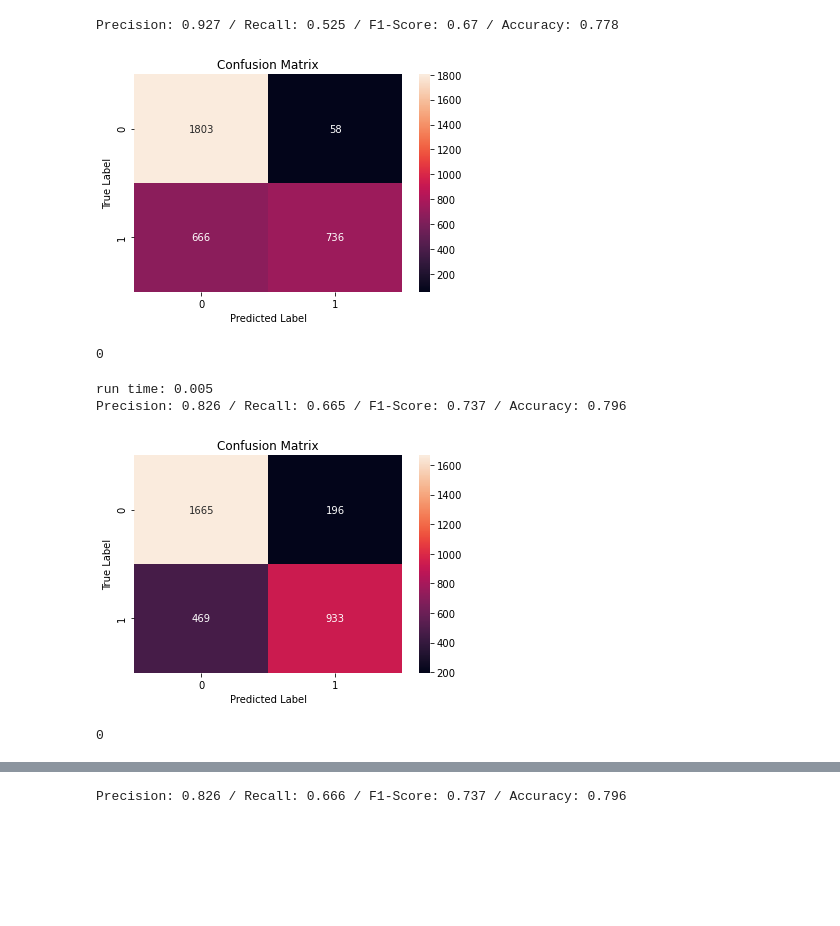
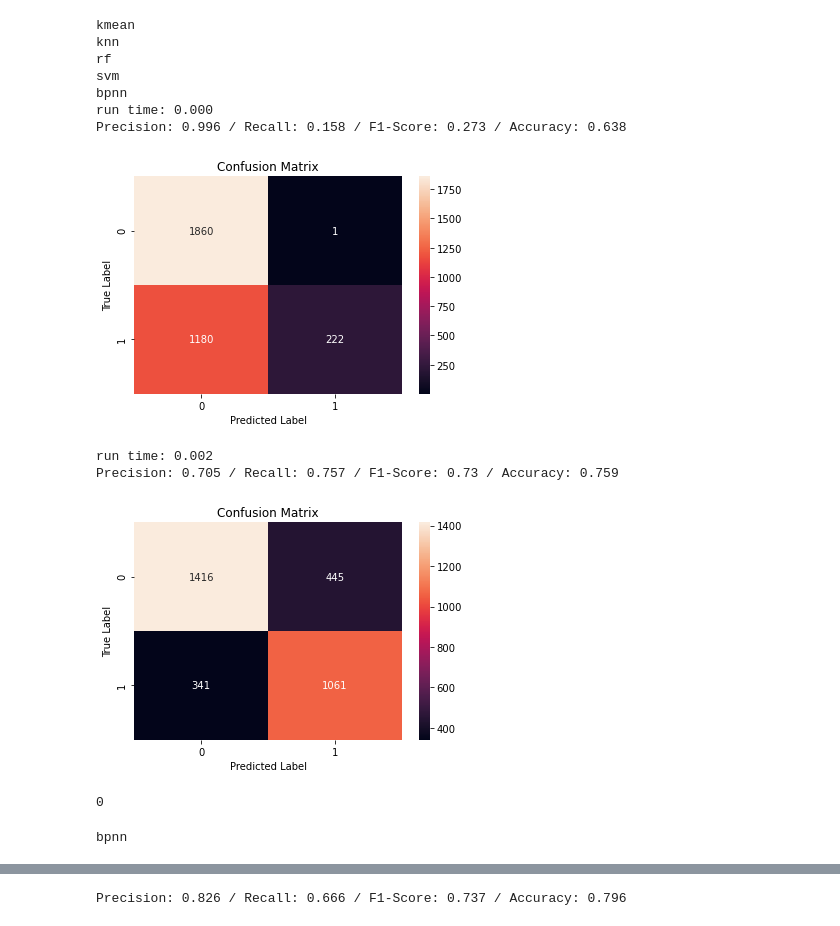
Before and after one commit to TannerFry/CS522-Final-Project, a Jupyter notebook: fusion.ipynb, the cells around one changed output, grey strips where cells are left out. Cells and saved outputs as stored; diff of their text form; code cells hidden in the pictures; blank space fills up the shorter version.

Commit message:
pca + fusion

```diff
--- a/fusion.ipynb
+++ b/fusion.ipynb
@@ -109,24 +94,21 @@ def performance(Y_pred, Y_test=Y_test):
     return 0
 # %%
 #fusion: majority voting
-Y_pred_mv = np.greater(np.sum(X_test_fusion, axis = 1),3).astype(int)
-
-performance(Y_pred_mv)
+def mv(X_test_fusion,Y_test):
+    t0 = time.time()
+    Y_pred_mv = np.greater(np.sum(X_test_fusion, axis = 1),3).astype(int)
+    t1 = time.time()
+    print(f"run time: {t1-t0:.3f}")
+    performance(Y_pred_mv,Y_test)
+    return 0
-# %% [output]
-Precision: 0.927 / Recall: 0.525 / F1-Score: 0.67 / Accuracy: 0.778
-[figure, removed]
-0
 # %%
 #fusion: naive bayes
-from sklearn.naive_bayes import GaussianNB
-gnb = GaussianNB()
-t0 = time.time()
-Y_pred_nb = gnb.fit(X_train_fusion, Y_train).predict(X_test_fusion)
-t1 = time.time()
-print(f"run time: {t1-t0:.3f}")
-performance(Y_pred_nb)
+def nb(X_train_fusion,Y_train,X_test_fusion,Y_test):
+    from sklearn.naive_bayes import GaussianNB
+    gnb = GaussianNB()
+    t0 = time.time()
+    Y_pred_nb = gnb.fit(X_train_fusion, Y_train).predict(X_test_fusion)
+    t1 = time.time()
+    print(f"run time: {t1-t0:.3f}")
+    performance(Y_pred_nb,Y_test)
+    return 0
-# %% [output]
-run time: 0.005
-Precision: 0.826 / Recall: 0.665 / F1-Score: 0.737 / Accuracy: 0.796
-[figure, removed]
-0
@@ -133,3 +129,38 @@ Precision: 0.826 / Recall: 0.665 / F1-Score: 0.737 / Accuracy: 0.796
+# %%
+# pca + fusion
+#X_train_fusion,Y_train,X_test_fusion,Y_test = fusion_data(X_train_pca,Y_train,X_test_pca,Y_test)
+
+Y_train_kmean, Y_pred_kmean = kmean(X_train_pca, Y_train, X_test_pca)
+Y_train_knn, Y_pred_knn = knn(X_train_pca, Y_train, X_test_pca)
+Y_train_fr, Y_pred_rf = rf(X_train_pca, Y_train, X_test_pca)
+Y_train_svm, Y_pred_smv = svm(X_train_pca, Y_train, X_test_pca)
+Y_train_bpnn, Y_pred_bpnn = bpnn(X_train_pca, Y_train, X_test_pca)
+X_train_fusion = np.vstack((Y_train_kmean,Y_train_knn,Y_train_fr,Y_train_svm,Y_train_bpnn)).T
+X_train_fusion = X_train_fusion.astype(int, copy=False)
+X_test_fusion = np.vstack((Y_pred_kmean,Y_pred_knn,Y_pred_rf,Y_pred_smv,Y_pred_bpnn)).T
+X_test_fusion = X_test_fusion.astype(int, copy=False)
+Y_train = Y_train.astype(int, copy=False)
+Y_test = Y_test.astype(int, copy=False)
+
+mv(X_test_fusion,Y_test)
+nb(X_train_fusion,Y_train,X_test_fusion,Y_test)
+# %% [output]
+kmean
+knn
+rf
+svm
+bpnn
+run time: 0.000
+Precision: 0.996 / Recall: 0.158 / F1-Score: 0.273 / Accuracy: 0.638
+[figure, added]
+run time: 0.002
+Precision: 0.705 / Recall: 0.757 / F1-Score: 0.73 / Accuracy: 0.759
+[figure, added]
+0
+# %%
+Y_train_bpnn, Y_pred_bpnn = bpnn(X_train_pca, Y_train, X_test_pca)
+# %% [output]
+bpnn
 # %%
 #fusion: logistic regression
 from sklearn.linear_model import LogisticRegression
```
Also changed, not shown: parts of 10 cells of this notebook, 4 other files.
